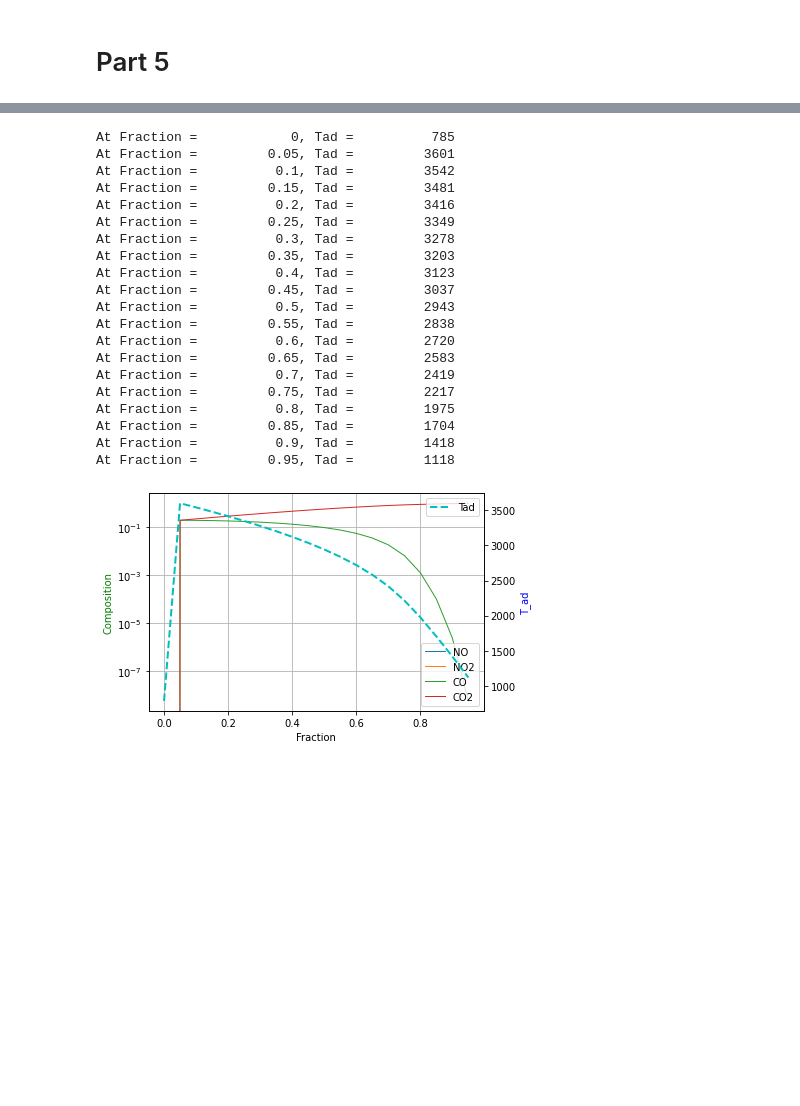
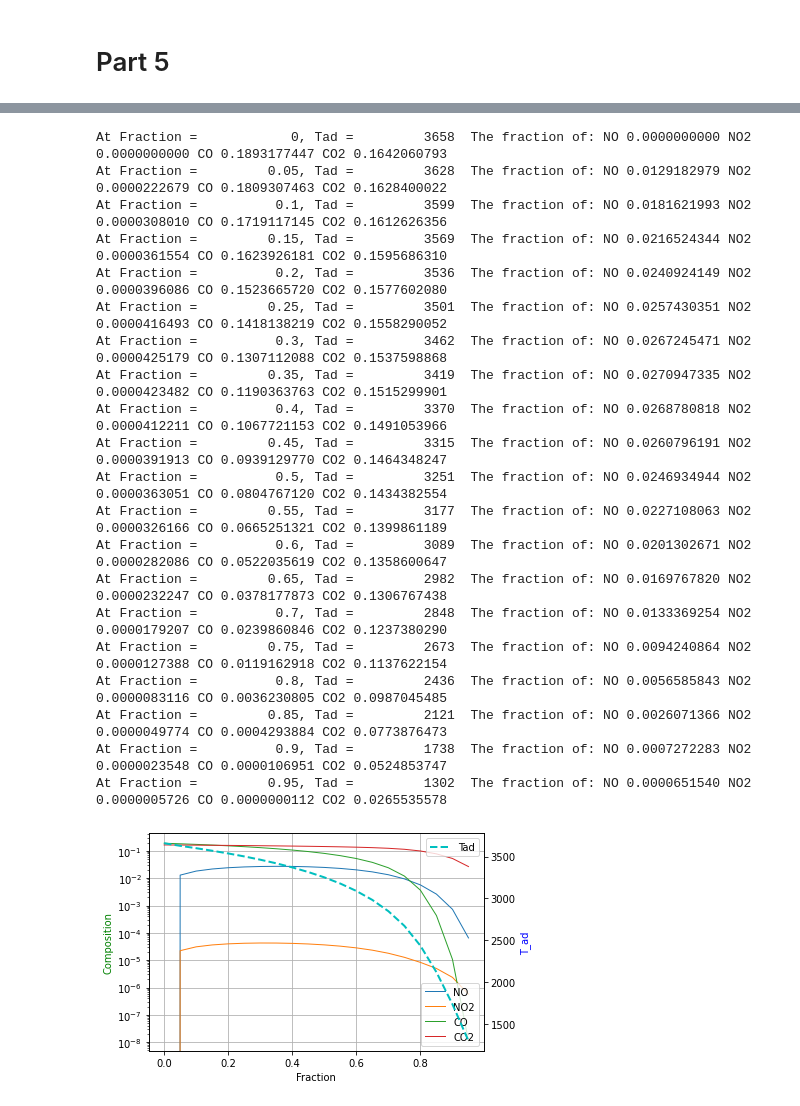
Before and after one commit to SNI22/Mech-447, a Jupyter notebook: P1 - Combustion thermodynamics attached files Sep 22, 2022 1142 AM/ThermoPropertiesNASA.ipynb, the cells around one changed output, grey strips where cells are left out. Drawn from its saved outputs; the diff is of its cells as text; code cells hidden in the pictures; blank space fills up the shorter version.

```diff
--- a/P1 - Combustion thermodynamics attached files Sep 22, 2022 1142 AM/ThermoPropertiesNASA.ipynb
+++ b/P1 - Combustion thermodynamics attached files Sep 22, 2022 1142 AM/ThermoPropertiesNASA.ipynb
@@ -187,5 +187,6 @@ def calculate_Tf():
             Tf[a] = (- h_gap_rich(phi[a])) / (Cp*( - 15.2 * phi[a] + 8*phi[a] + 24.2*phi[a] + 47)) + T_ref
 
 calculate_Tf()
-print(Tf)
+for i in range(len(Tf)):
+    print(Tf[i])
 # %% [output]
@@ -600,3 +653,19 @@ At phi =            2, Tad =         1632
+# %%
+for j in range(4):
+    ax1.plot(phi2, list[j+1], label=species[j+1], lw=1)
+
+ax2.plot(phi2, tad,'--', label="Tad_C8H18", lw=2, color ='c')
+ax1.grid(True)
+ax1.legend(loc='upper left')
+ax2.legend()
+
+
+ax1.set_xlabel('Phi')
+ax1.set_ylabel('Composition', color='g')
+ax1.set_yscale('log')
+ax2.set_ylabel('T_ad', color='b')
+
+plt.show()
 # %%
 import cantera as ct
 import numpy as np
@@ -940,7 +1120,7 @@ xeq = np.zeros((mix.n_species, npoints))
 
 for i in range(npoints):
     # set the gas state
-    gas.set_equivalence_ratio(phi5, fuel_species, 'O2:1.0', diluent="CO2", fraction={"diluent":(fraction[i])})
+    gas.set_equivalence_ratio(phi5, fuel_species, 'O2', diluent="N2", fraction={"diluent":(fraction[i])})
 
     # create a mixture of 1 mole of gas, and 0 moles of solid carbon.
     mix = ct.Mixture(mix_phases)
@@ -948,65 +1128,69 @@ for i in range(npoints):
     mix.P = P
 
     # equilibrate the mixture adiabatically at constant P
-    mix.equilibrate('HP', solver='auto', max_steps=1000)
+    mix.equilibrate('HP', solver='gibbs', max_steps=1000)
 
     tad[i] = mix.T
-    print('At Fraction = {0:12.4g}, Tad = {1:12.4g}'.format(fraction[i], tad[i]))
+    print('At Fraction = {0:12.4g}, Tad = {1:12.4g}'.format(fraction[i], tad[i]),end='  ')
     xeq[:, i] = mix.species_moles
 
 
 
 # csv_file = 'dilution_CO2.csv'
 # with open(csv_file, 'w', newline='') as outfile:
 #     writer = csv.writer(outfile)
 #     writer.writerow(['Mole Fraction of CO2', 'T (K)'] + mix.species_names)
 #     for i in range(npoints):
 #         writer.writerow([fraction[i], tad[i]] + list(xeq[:, i]))
 # print('Output written to {0}'.format(csv_file))
+
+    print("The fraction of: ",end='')
     for j in range(len(species)):
-         list[j].append(gas.X[gas.species_index(species[j])]);
+        print(str(species[j]) + " "+ str(format(gas.X[gas.species_index(species[j])],".10f")),end=' ');
+        list[j].append(gas.X[gas.species_index(species[j])]);
 
+    print()
 fig, ax1 = plt.subplots()
 
 ax2 = ax1.twinx()
 
 for j in range(len(species)):
     ax1.plot(fraction, list[j], label=species[j], lw=1)
 
 ax2.plot(fraction, tad,'--', label="Tad", lw=2, color ='c')
 ax1.grid(True)
 ax1.legend(loc='lower right')
 ax2.legend()
 
 
 ax1.set_xlabel('Fraction')
 ax1.set_ylabel('Composition', color='g')
 ax1.set_yscale('log')
 ax2.set_ylabel('T_ad', color='b')
 
 plt.show()
 # %% [output]
-At Fraction =            0, Tad =          785
-At Fraction =         0.05, Tad =         3601
-At Fraction =          0.1, Tad =         3542
-At Fraction =         0.15, Tad =         3481
-At Fraction =          0.2, Tad =         3416
-At Fraction =         0.25, Tad =         3349
-At Fraction =          0.3, Tad =         3278
-At Fraction =         0.35, Tad =         3203
-At Fraction =          0.4, Tad =         3123
-At Fraction =         0.45, Tad =         3037
-At Fraction =          0.5, Tad =         2943
-At Fraction =         0.55, Tad =         2838
-At Fraction =          0.6, Tad =         2720
-At Fraction =         0.65, Tad =         2583
-At Fraction =          0.7, Tad =         2419
-At Fraction =         0.75, Tad =         2217
-At Fraction =          0.8, Tad =         1975
-At Fraction =         0.85, Tad =         1704
-At Fraction =          0.9, Tad =         1418
-At Fraction =         0.95, Tad =         1118
+At Fraction =            0, Tad =         3658  The fraction of: NO 0.0000000000 NO2 0.0000000000 CO 0.1893177447 CO2 0.1642060793
+At Fraction =         0.05, Tad =         3628  The fraction of: NO 0.0129182979 NO2 0.0000222679 CO 0.1809307463 CO2 0.1628400022
+At Fraction =          0.1, Tad =         3599  The fraction of: NO 0.0181621993 NO2 0.0000308010 CO 0.1719117145 CO2 0.1612626356
+At Fraction =         0.15, Tad =         3569  The fraction of: NO 0.0216524344 NO2 0.0000361554 CO 0.1623926181 CO2 0.1595686310
+At Fraction =          0.2, Tad =         3536  The fraction of: NO 0.0240924149 NO2 0.0000396086 CO 0.1523665720 CO2 0.1577602080
+At Fraction =         0.25, Tad =         3501  The fraction of: NO 0.0257430351 NO2 0.0000416493 CO 0.1418138219 CO2 0.1558290052
+At Fraction =          0.3, Tad =         3462  The fraction of: NO 0.0267245471 NO2 0.0000425179 CO 0.1307112088 CO2 0.1537598868
+At Fraction =         0.35, Tad =         3419  The fraction of: NO 0.0270947335 NO2 0.0000423482 CO 0.1190363763 CO2 0.1515299901
+At Fraction =          0.4, Tad =         3370  The fraction of: NO 0.0268780818 NO2 0.0000412211 CO 0.1067721153 CO2 0.1491053966
+At Fraction =         0.45, Tad =         3315  The fraction of: NO 0.0260796191 NO2 0.0000391913 CO 0.0939129770 CO2 0.1464348247
+At Fraction =          0.5, Tad =         3251  The fraction of: NO 0.0246934944 NO2 0.0000363051 CO 0.0804767120 CO2 0.1434382554
+At Fraction =         0.55, Tad =         3177  The fraction of: NO 0.0227108063 NO2 0.0000326166 CO 0.0665251321 CO2 0.1399861189
+At Fraction =          0.6, Tad =         3089  The fraction of: NO 0.0201302671 NO2 0.0000282086 CO 0.0522035619 CO2 0.1358600647
+At Fraction =         0.65, Tad =         2982  The fraction of: NO 0.0169767820 NO2 0.0000232247 CO 0.0378177873 CO2 0.1306767438
+At Fraction =          0.7, Tad =         2848  The fraction of: NO 0.0133369254 NO2 0.0000179207 CO 0.0239860846 CO2 0.1237380290
+At Fraction =         0.75, Tad =         2673  The fraction of: NO 0.0094240864 NO2 0.0000127388 CO 0.0119162918 CO2 0.1137622154
+At Fraction =          0.8, Tad =         2436  The fraction of: NO 0.0056585843 NO2 0.0000083116 CO 0.0036230805 CO2 0.0987045485
+At Fraction =         0.85, Tad =         2121  The fraction of: NO 0.0026071366 NO2 0.0000049774 CO 0.0004293884 CO2 0.0773876473
+At Fraction =          0.9, Tad =         1738  The fraction of: NO 0.0007272283 NO2 0.0000023548 CO 0.0000106951 CO2 0.0524853747
+At Fraction =         0.95, Tad =         1302  The fraction of: NO 0.0000651540 NO2 0.0000005726 CO 0.0000000112 CO2 0.0265535578
-[figure, old version]
+[figure, new version]
 # %%
 import cantera as ct
 import numpy as np
```
Also changed, not shown: parts of 15 cells of this notebook, 10 other files.
